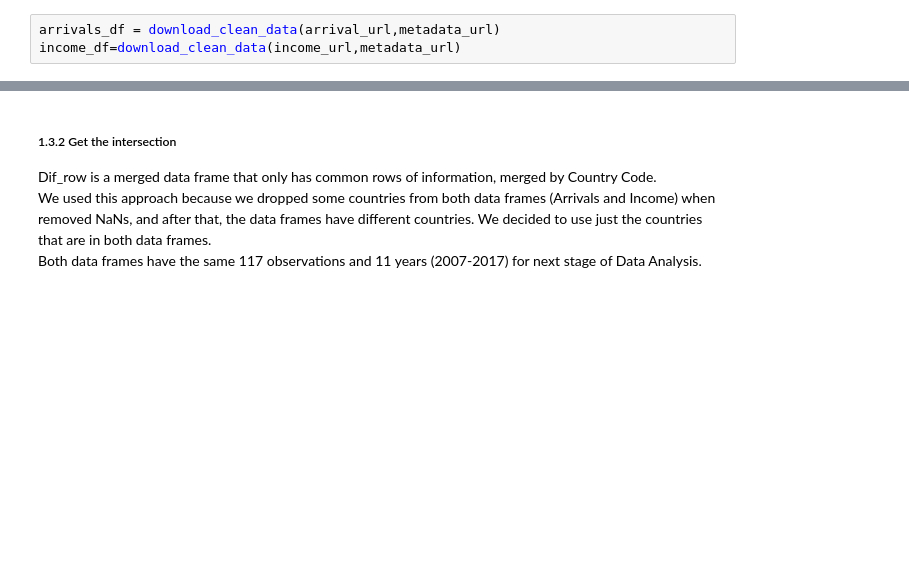
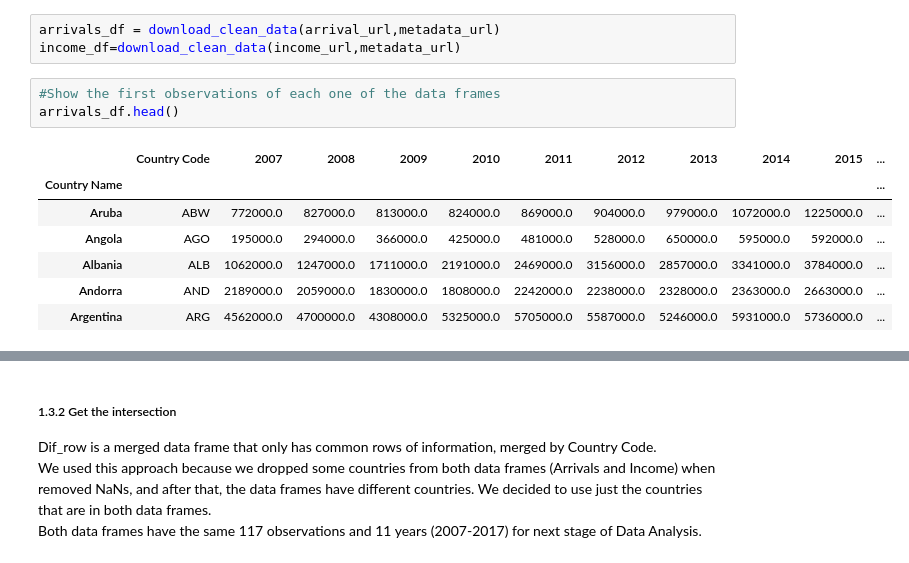
Before and after one commit to rennanvoa2/Programming_DS_Project, a Jupyter notebook: Project_Final_Version.ipynb, the cells around one changed output, grey strips where cells are left out. Cells and saved outputs as stored; diff of their text form; blank space fills up the shorter version.

```diff
--- a/Project_Final_Version.ipynb
+++ b/Project_Final_Version.ipynb
@@ -252,3 +251,14 @@ metadata_url = 'https://raw.githubusercontent.com/rennanvoa2/Programming_DS_Proj
 # %%
 arrivals_df = download_clean_data(arrival_url,metadata_url)
 income_df=download_clean_data(income_url,metadata_url)
+# %%
+#Show the first observations of each one of the data frames
+arrivals_df.head()
+# %% [output]
+|  | Country Code | 2007 | 2008 | 2009 | 2010 | 2011 | 2012 | 2013 | 2014 | 2015 | ... |
+| Country Name |  |  |  |  |  |  |  |  |  |  | ... |
+| Aruba | ABW | 772000.0 | 827000.0 | 813000.0 | 824000.0 | 869000.0 | 904000.0 | 979000.0 | 1072000.0 | 1225000.0 | ... |
+| Angola | AGO | 195000.0 | 294000.0 | 366000.0 | 425000.0 | 481000.0 | 528000.0 | 650000.0 | 595000.0 | 592000.0 | ... |
+| Albania | ALB | 1062000.0 | 1247000.0 | 1711000.0 | 2191000.0 | 2469000.0 | 3156000.0 | 2857000.0 | 3341000.0 | 3784000.0 | ... |
+| Andorra | AND | 2189000.0 | 2059000.0 | 1830000.0 | 1808000.0 | 2242000.0 | 2238000.0 | 2328000.0 | 2363000.0 | 2663000.0 | ... |
+| Argentina | ARG | 4562000.0 | 4700000.0 | 4308000.0 | 5325000.0 | 5705000.0 | 5587000.0 | 5246000.0 | 5931000.0 | 5736000.0 | ... |
```
Also changed, not shown: parts of 15 cells of this notebook.
